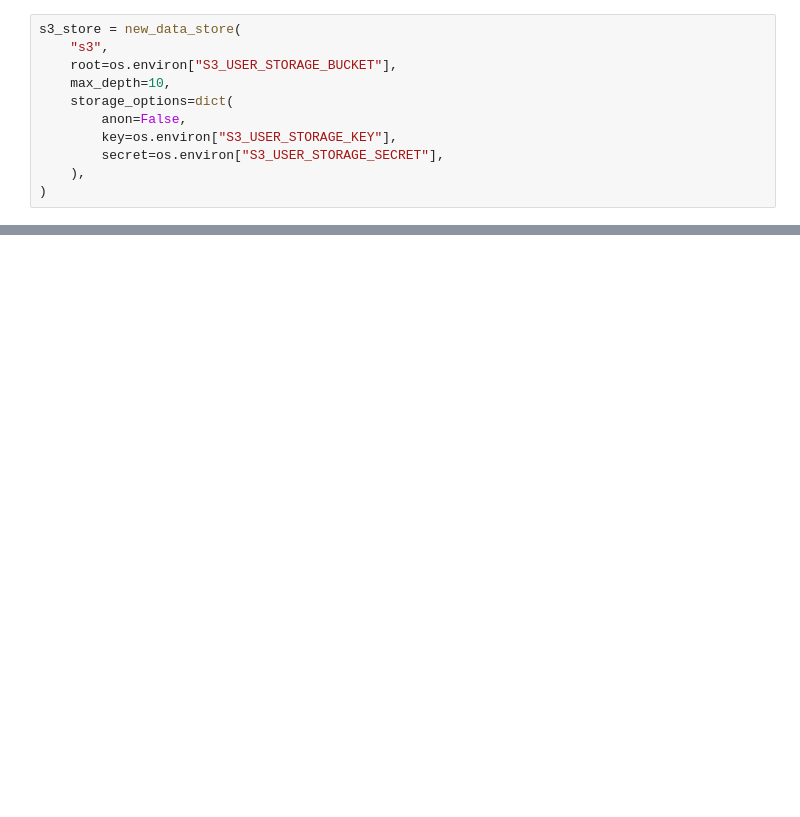
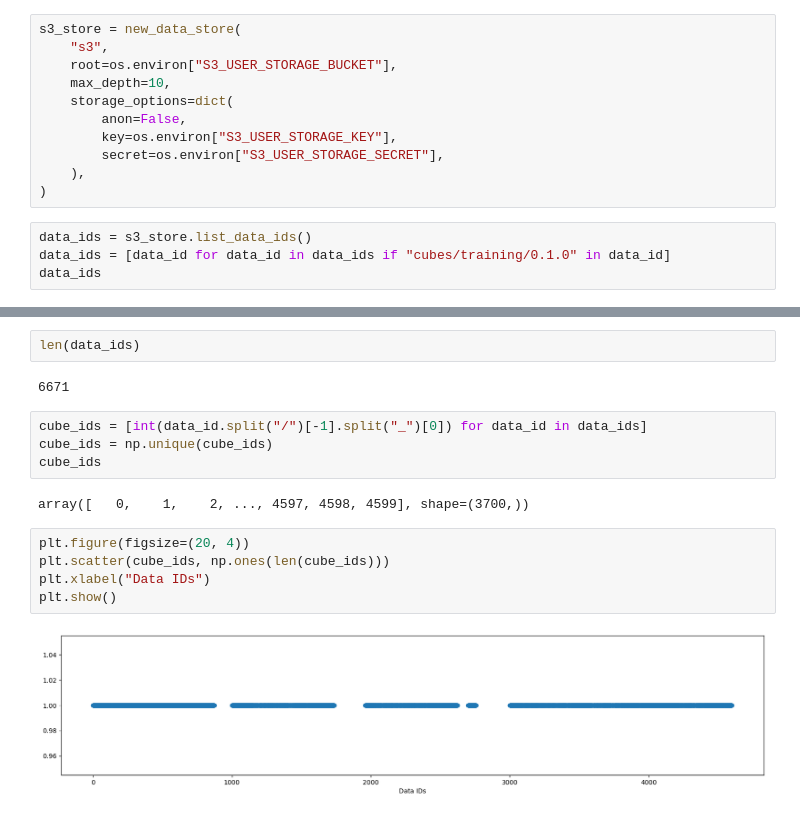
Before and after one commit to Sonicious/DeepFeatures, a Jupyter notebook: cube_generation/testing/clean_s3.ipynb, the cells around one changed output, grey strips where cells are left out. Cells and saved outputs as stored; diff of their text form; blank space fills up the shorter version.

```diff
--- a/cube_generation/testing/clean_s3.ipynb
+++ b/cube_generation/testing/clean_s3.ipynb
@@ -13,3 +25,7 @@ s3_store = new_data_store(
         secret=os.environ["S3_USER_STORAGE_SECRET"],
     ),
 )
+# %%
+data_ids = s3_store.list_data_ids()
+data_ids = [data_id for data_id in data_ids if "cubes/training/0.1.0" in data_id]
+data_ids
@@ -15,0 +50,17 @@ s3_store = new_data_store(
+# %%
+len(data_ids)
+# %% [output]
+6671
+# %%
+cube_ids = [int(data_id.split("/")[-1].split("_")[0]) for data_id in data_ids]
+cube_ids = np.unique(cube_ids)
+cube_ids
+# %% [output]
+array([   0,    1,    2, ..., 4597, 4598, 4599], shape=(3700,))
+# %%
+plt.figure(figsize=(20, 4))
+plt.scatter(cube_ids, np.ones(len(cube_ids)))
+plt.xlabel("Data IDs")
+plt.show()
+# %% [output]
+[figure, added]
```
Also changed, not shown: parts of 18 cells of this notebook, 7 other files.
